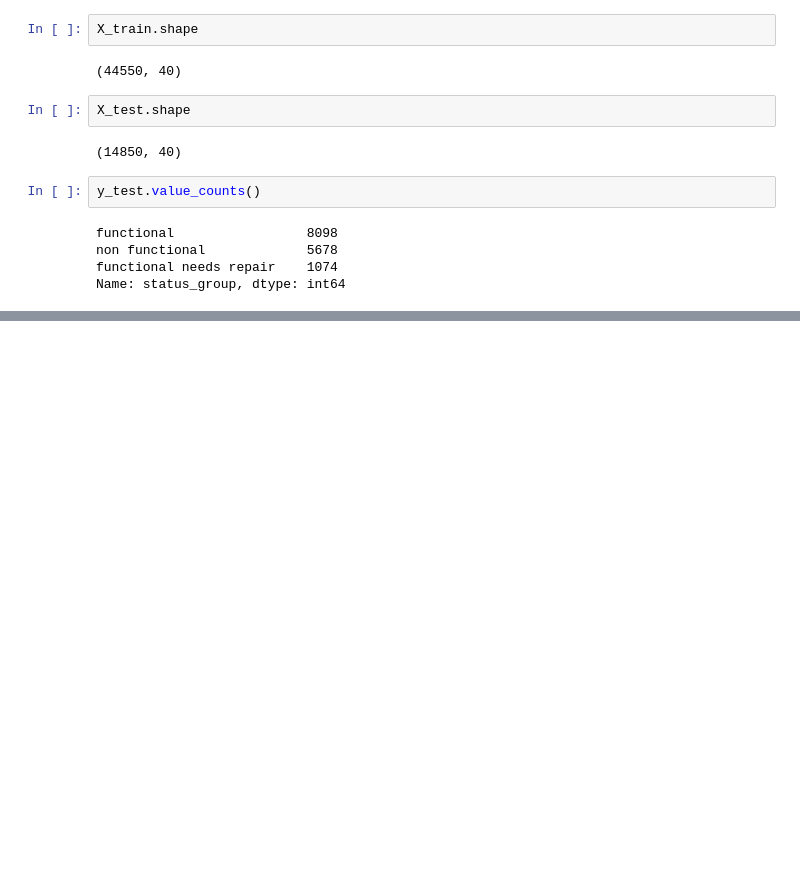
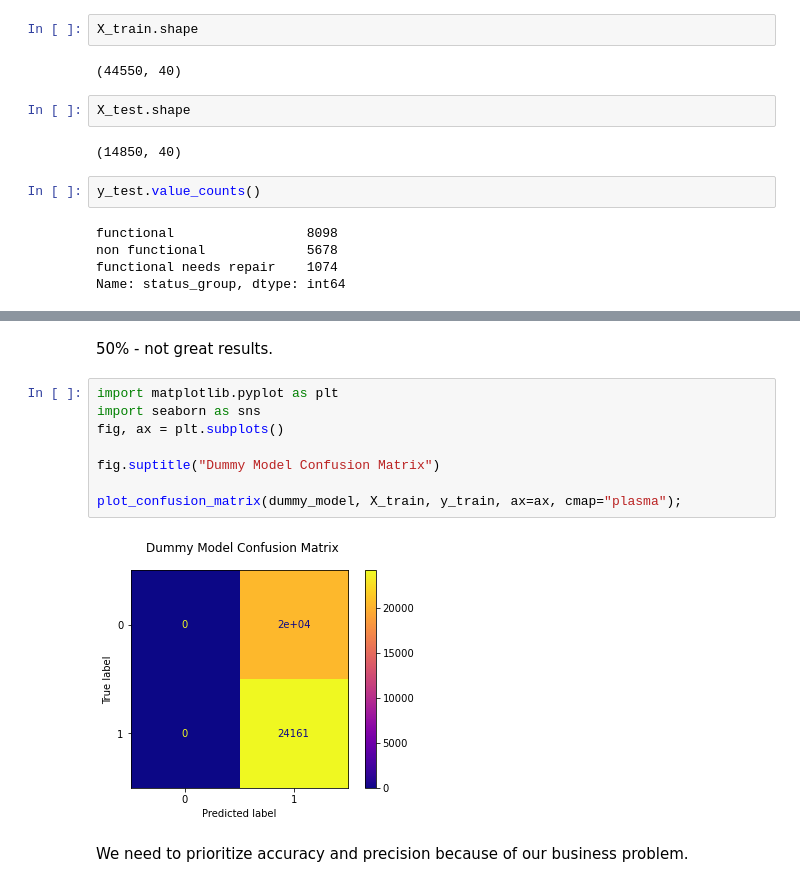
Before and after one commit to ElyLin/WaterWellsProject, a Jupyter notebook: notebooks/Samantha/EDA.ipynb, the cells around one changed output, grey strips where cells are left out. Drawn from its saved outputs; the diff is of its cells as text; blank space fills up the shorter version.

```diff
--- a/notebooks/Samantha/EDA.ipynb
+++ b/notebooks/Samantha/EDA.ipynb
@@ -240,0 +386,14 @@ Name: status_group, dtype: int64
+# %% [markdown]
+50% - not great results.
+# %%
+import matplotlib.pyplot as plt
+import seaborn as sns
+fig, ax = plt.subplots()
+
+fig.suptitle("Dummy Model Confusion Matrix")
+
+plot_confusion_matrix(dummy_model, X_train, y_train, ax=ax, cmap="plasma");
+# %% [output]
+[figure, added]
+# %% [markdown]
+We need to prioritize accuracy and precision because of our business problem.
```
Also changed, not shown: parts of 48 cells of this notebook.
